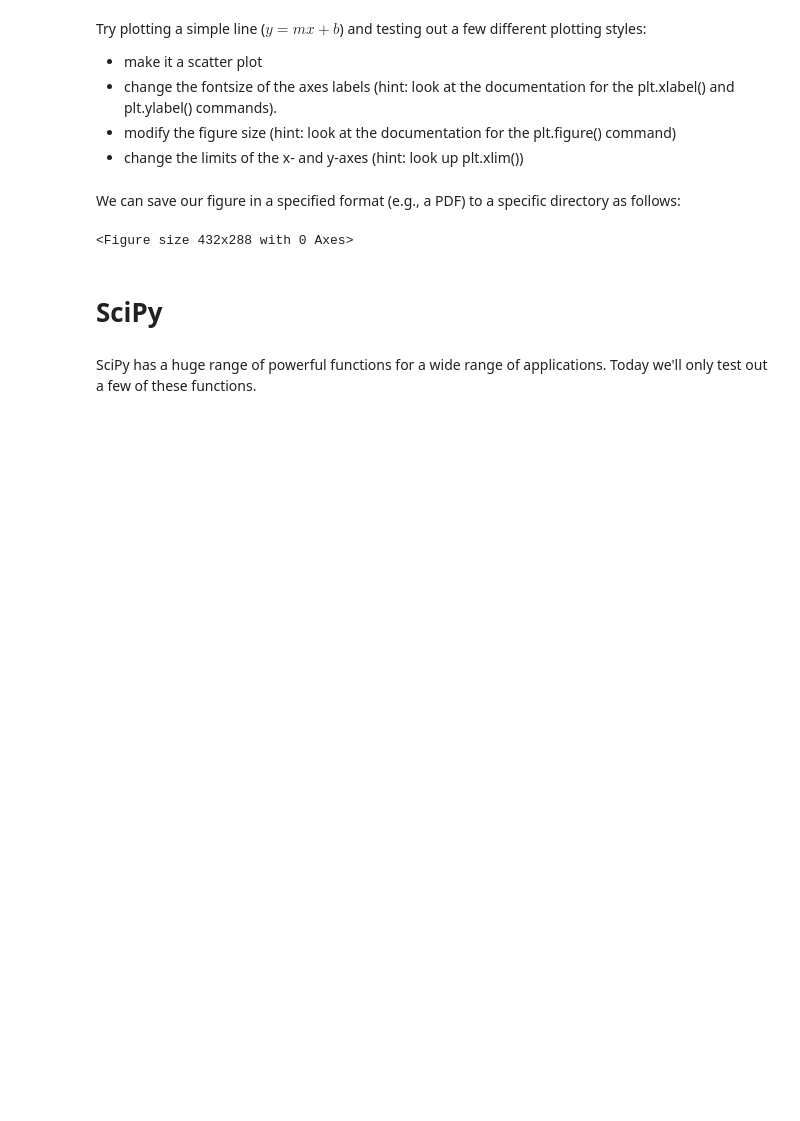
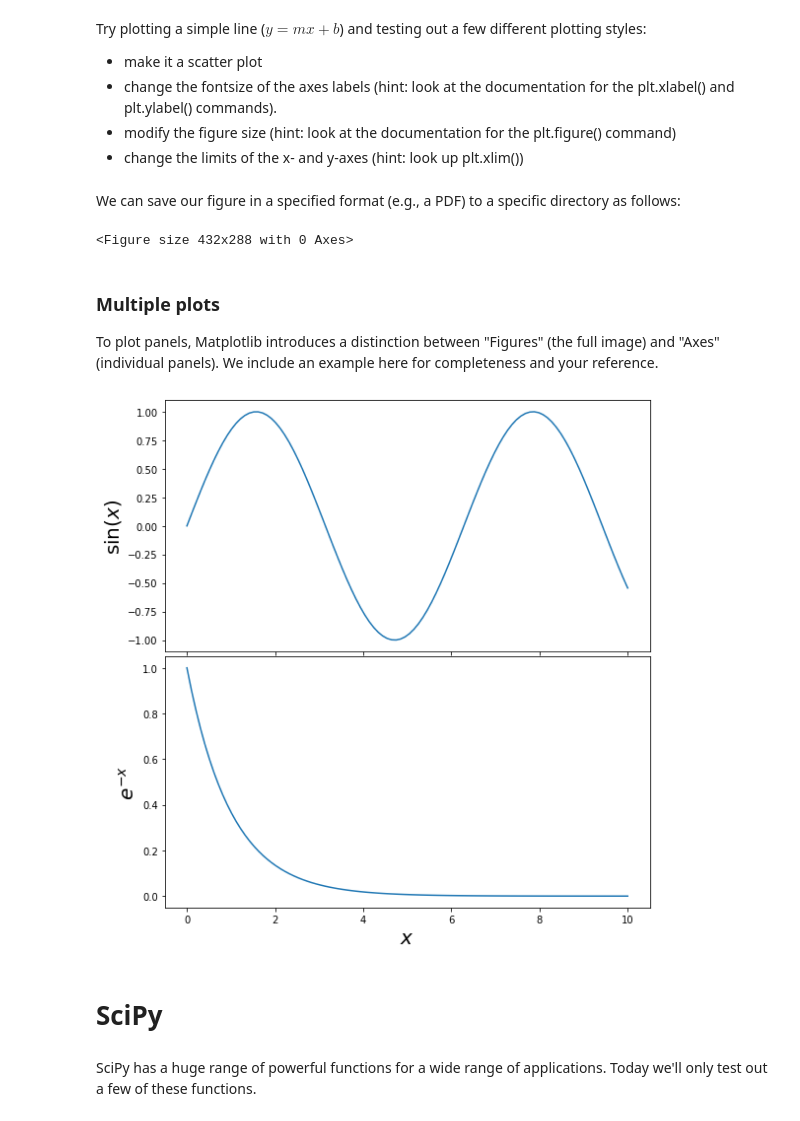
Before and after one commit to yubo56/2021-workshop, a Jupyter notebook: day2/Day2.ipynb, the cells around one changed output. Drawn from its saved outputs; the diff is of its cells as text; code cells hidden in the pictures; blank space fills up the shorter version.

Commit message:
org day1, add subplots example day2

```diff
--- a/day2/Day2.ipynb
+++ b/day2/Day2.ipynb
@@ -54,6 +54,26 @@ We can save our figure in a specified format (e.g., a PDF) to a specific directo
 plt.savefig('testfigure.pdf') # modify with a path and filename of your choosing
 # %% [output]
 <Figure size 432x288 with 0 Axes>
+# %% [markdown]
+### Multiple plots
+
+To plot panels, Matplotlib introduces a distinction between "Figures" (the full image) and "Axes" (individual panels). We include an example here for completeness and your reference.
+# %%
+# two plots vertically placed, total figure size 8x8 (arbitrary units), shared x axis
+fig, (ax1, ax2) = plt.subplots(2, 1, figsize=(8, 8), sharex=True)
+x = np.linspace(0, 10, 100)
+y1 = np.sin(x)
+y2 = np.exp(-x)
+ax1.plot(x, y1)
+ax2.plot(x, y2)
+# label the axes separately
+ax2.set_xlabel(r'$x$', fontsize=20)
+ax2.set_ylabel(r'$e^{-x}$', fontsize=20)
+ax1.set_ylabel(r'$\sin(x)$', fontsize=20)
+plt.tight_layout() # useful if you see axis labels getting cut off
+fig.subplots_adjust(hspace=0.02)
+# %% [output]
+[figure, added]
 # %% [markdown]
 # SciPy
 # %% [markdown]
```
